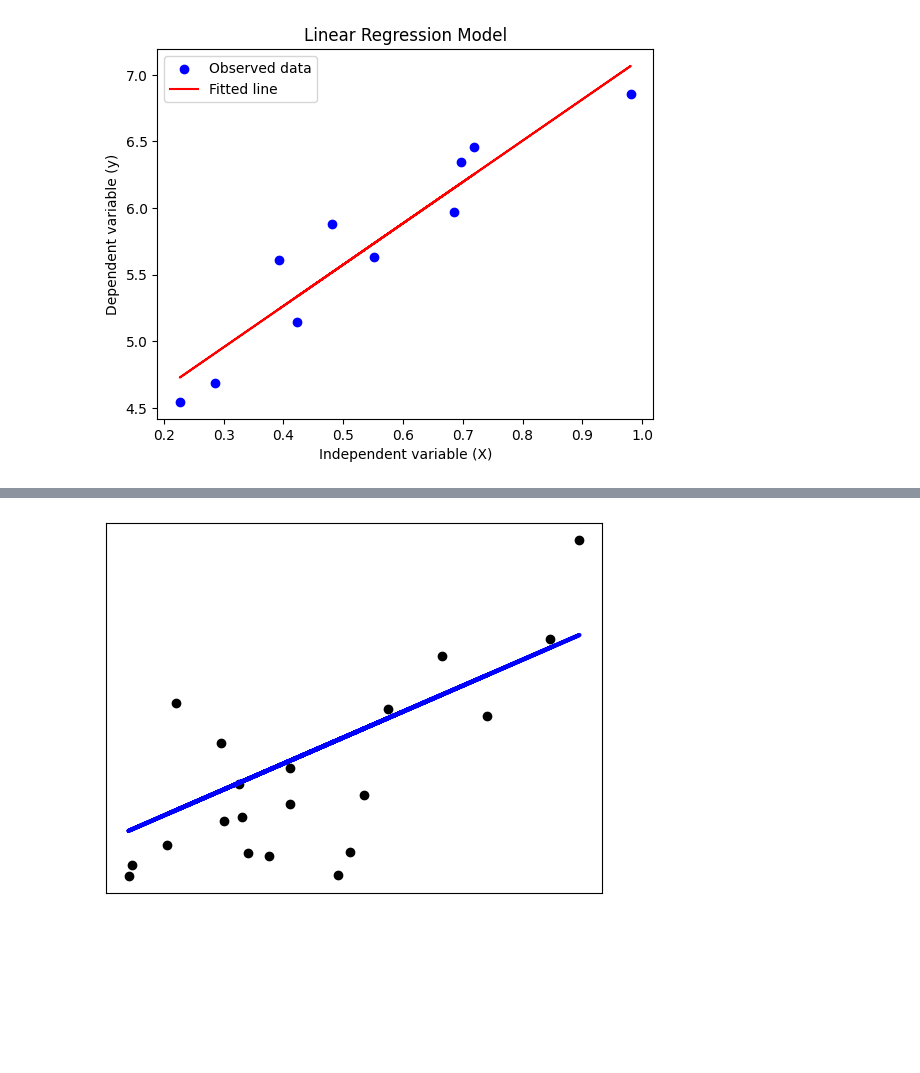
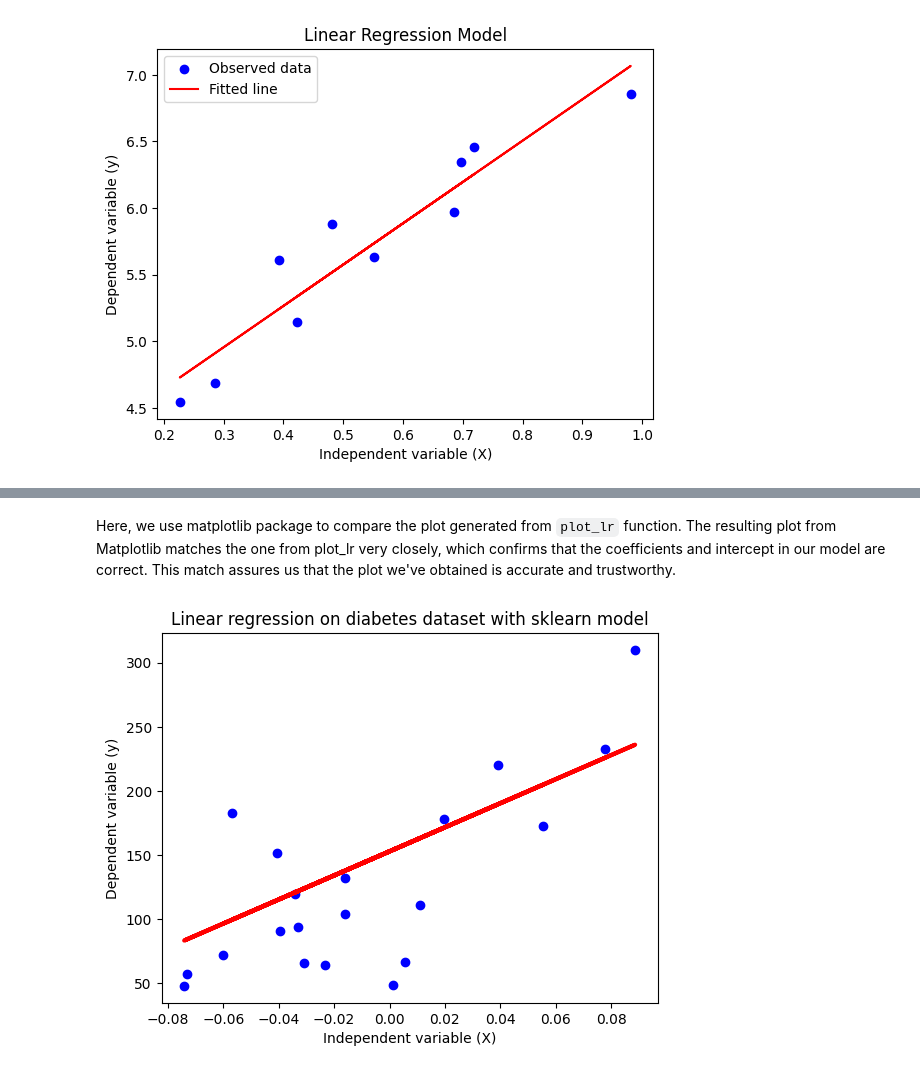
Before and after one commit to UBC-MDS/DSCI524_group_22, a Jupyter notebook: docs/example.ipynb, the cells around one changed output, grey strips where cells are left out. Cells and saved outputs as stored; diff of their text form; code cells hidden in the pictures; blank space fills up the shorter version.

Commit message:
added documentation for visualization

```diff
--- a/docs/example.ipynb
+++ b/docs/example.ipynb
@@ -172,11 +180,17 @@ plot_lr(diabetes_X_test, diabetes_y_test, intercept_s_2, coef_s_2)
+# %% [markdown]
+Here, we use matplotlib package to compare the plot generated from `plot_lr` function. The resulting plot from Matplotlib matches the one from plot_lr very closely, which confirms that the coefficients and intercept in our model are correct. This match assures us that the plot we've obtained is accurate and trustworthy.
 # %%
 # Plot outputs from sklearn
-plt.scatter(diabetes_X_test, diabetes_y_test, color="black")
-plt.plot(diabetes_X_test, diabetes_y_pred, color="blue", linewidth=3)
+plt.scatter(diabetes_X_test, diabetes_y_test, color="blue")
+plt.plot(diabetes_X_test, diabetes_y_pred, color="red", linewidth=3)
 
-plt.xticks(())
-plt.yticks(())
+# Add a title
+plt.title('Linear regression on diabetes dataset with sklearn model')
+
+# Add x and y labels
+plt.xlabel('Independent variable (X)')
+plt.ylabel('Dependent variable (y)')
 
 plt.show()
 # %% [output]
-[figure, old version]
+[figure, new version]
```
Also changed, not shown: parts of 7 cells of this notebook.
